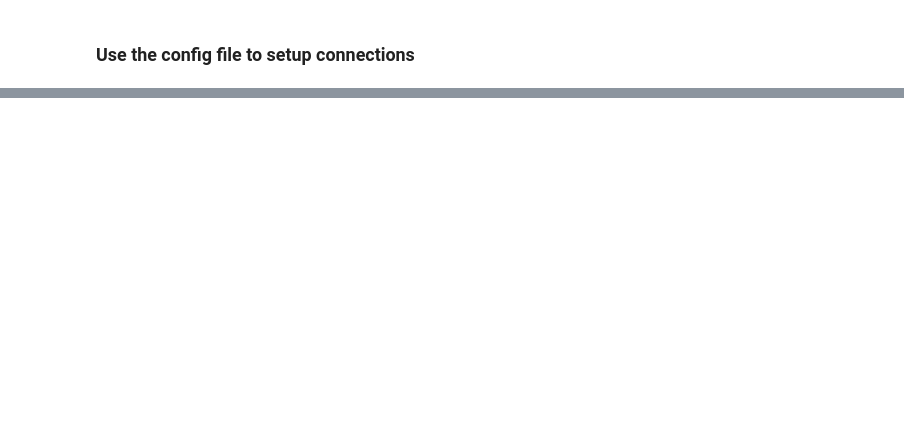
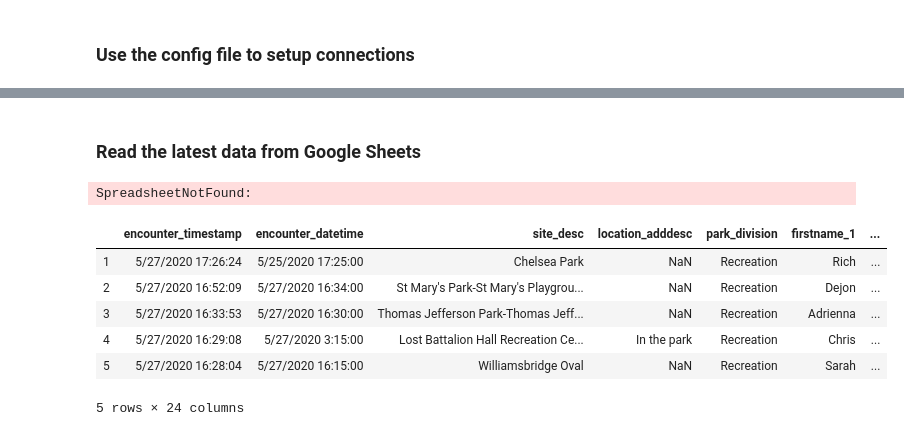
Before and after one commit to NYC-Parks/consolidation_crowds_data_Archive, a Jupyter notebook: script_folder/ambassador_cw.ipynb, the cells around one changed output, grey strips where cells are left out. Cells and saved outputs as stored; diff of their text form; code cells hidden in the pictures; blank space fills up the shorter version.

```diff
--- a/script_folder/ambassador_cw.ipynb
+++ b/script_folder/ambassador_cw.ipynb
@@ -39,0 +69,29 @@ cols = list(col_rename.values())
+# %% [markdown]
+### Read the latest data from Google Sheets
+# %%
+scope = ['https://spreadsheets.google.com/feeds',
+         'https://www.googleapis.com/auth/drive']
+creds = ServiceAccountCredentials.from_json_keyfile_name(cred_file, scope)
+client = gspread.authorize(creds)
+# %%
+sheet = client.open('_COMBINED Inter-Agency Parks Social Distancing Education Ambassador Report (Responses)')
+# %% [output]
+SpreadsheetNotFound:
+# %%
+ws = sheet.worksheet('RESPONSES')
+# %%
+ambass = (get_as_dataframe(ws, evaluate_formulas = True, header= None)
+          #Always remove row 0 with the column headers
+          .iloc[1:]
+          .rename(columns = col_rename)
+          .fillna(value = np.nan, axis = 1))[cols]
+# %%
+ambass.head()
+# %% [output]
+|  | encounter_timestamp | encounter_datetime | site_desc | location_adddesc | park_division | firstname_1 | ... |
+| 1 | 5/27/2020 17:26:24 | 5/25/2020 17:25:00 | Chelsea Park | NaN | Recreation | Rich | ... |
+| 2 | 5/27/2020 16:52:09 | 5/27/2020 16:34:00 | St Mary's Park-St Mary's Playgrou... | NaN | Recreation | Dejon | ... |
+| 3 | 5/27/2020 16:33:53 | 5/27/2020 16:30:00 | Thomas Jefferson Park-Thomas Jeff... | NaN | Recreation | Adrienna | ... |
+| 4 | 5/27/2020 16:29:08 | 5/27/2020 3:15:00 | Lost Battalion Hall Recreation Ce... | In the park | Recreation | Chris | ... |
+| 5 | 5/27/2020 16:28:04 | 5/27/2020 16:15:00 | Williamsbridge Oval | NaN | Recreation | Sarah | ... |
+5 rows × 24 columns
```
Also changed, not shown: parts of 27 cells of this notebook, 10 other files.
